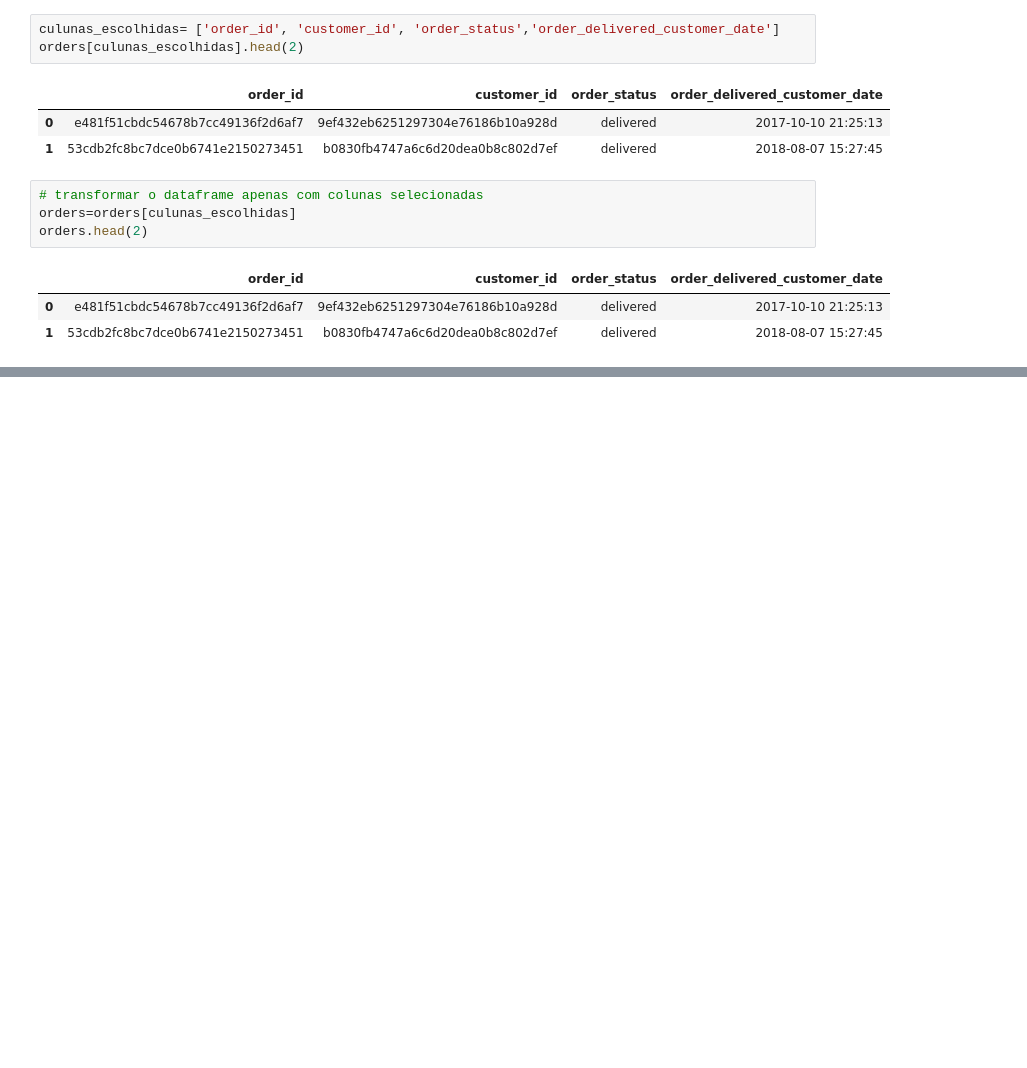
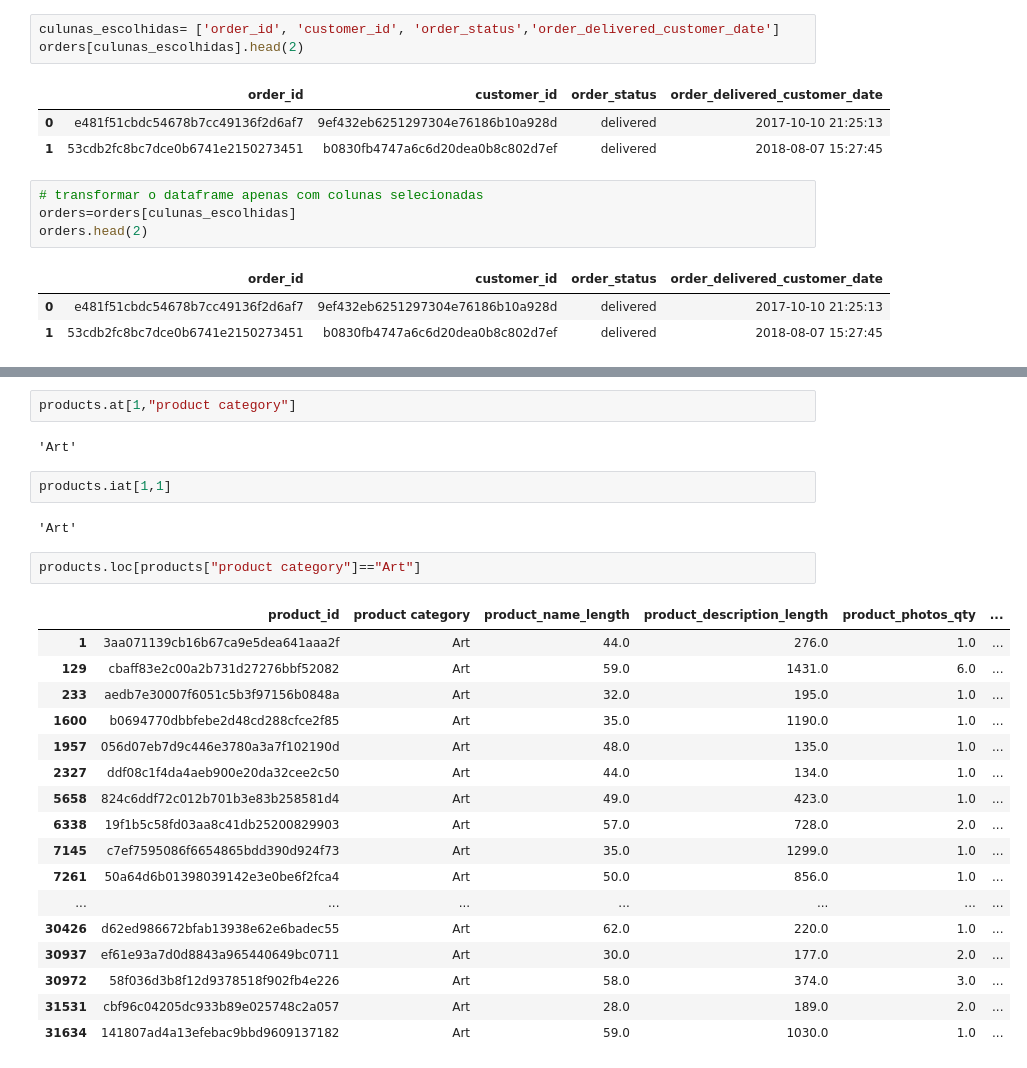
Before and after one commit to dunaoki/Treinando-Analise-python, a Jupyter notebook: 04 Seleção e Filtragem de Dados/04 selecao e filtragem de dados.ipynb, the cells around one changed output, grey strips where cells are left out. Saved outputs shown, nothing was run; the diff lists cells and outputs as text; blank space fills up the shorter version.

```diff
--- a/04 Seleção e Filtragem de Dados/04 selecao e filtragem de dados.ipynb
+++ b/04 Seleção e Filtragem de Dados/04 selecao e filtragem de dados.ipynb
@@ -72,0 +89,28 @@ orders.head(2)
+# %%
+products.at[1,"product category"]
+# %% [output]
+'Art'
+# %%
+products.iat[1,1]
+# %% [output]
+'Art'
+# %%
+products.loc[products["product category"]=="Art"]
+# %% [output]
+|  | product_id | product category | product_name_length | product_description_length | product_photos_qty | ... |
+| 1 | 3aa071139cb16b67ca9e5dea641aaa2f | Art | 44.0 | 276.0 | 1.0 | ... |
+| 129 | cbaff83e2c00a2b731d27276bbf52082 | Art | 59.0 | 1431.0 | 6.0 | ... |
+| 233 | aedb7e30007f6051c5b3f97156b0848a | Art | 32.0 | 195.0 | 1.0 | ... |
+| 1600 | b0694770dbbfebe2d48cd288cfce2f85 | Art | 35.0 | 1190.0 | 1.0 | ... |
+| 1957 | 056d07eb7d9c446e3780a3a7f102190d | Art | 48.0 | 135.0 | 1.0 | ... |
+| 2327 | ddf08c1f4da4aeb900e20da32cee2c50 | Art | 44.0 | 134.0 | 1.0 | ... |
+| 5658 | 824c6ddf72c012b701b3e83b258581d4 | Art | 49.0 | 423.0 | 1.0 | ... |
+| 6338 | 19f1b5c58fd03aa8c41db25200829903 | Art | 57.0 | 728.0 | 2.0 | ... |
+| 7145 | c7ef7595086f6654865bdd390d924f73 | Art | 35.0 | 1299.0 | 1.0 | ... |
+| 7261 | 50a64d6b01398039142e3e0be6f2fca4 | Art | 50.0 | 856.0 | 1.0 | ... |
+| ... | ... | ... | ... | ... | ... | ... |
+| 30426 | d62ed986672bfab13938e62e6badec55 | Art | 62.0 | 220.0 | 1.0 | ... |
+| 30937 | ef61e93a7d0d8843a965440649bc0711 | Art | 30.0 | 177.0 | 2.0 | ... |
+| 30972 | 58f036d3b8f12d9378518f902fb4e226 | Art | 58.0 | 374.0 | 3.0 | ... |
+| 31531 | cbf96c04205dc933b89e025748c2a057 | Art | 28.0 | 189.0 | 2.0 | ... |
+| 31634 | 141807ad4a13efebac9bbd9609137182 | Art | 59.0 | 1030.0 | 1.0 | ... |
```
Also changed, not shown: parts of 10 cells of this notebook.
